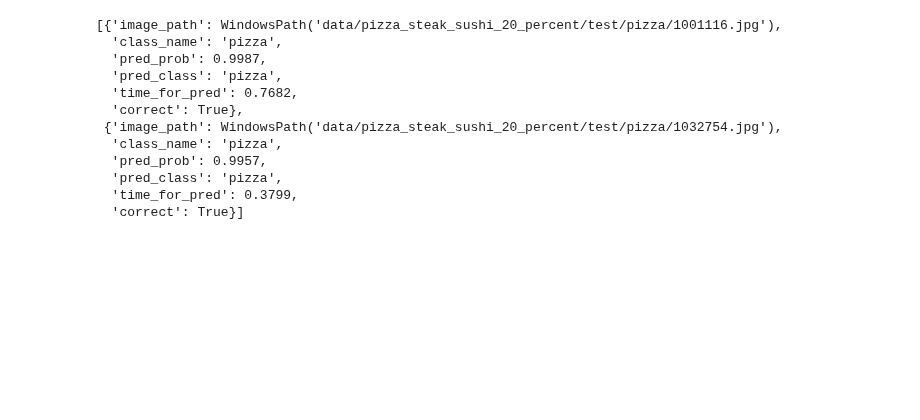
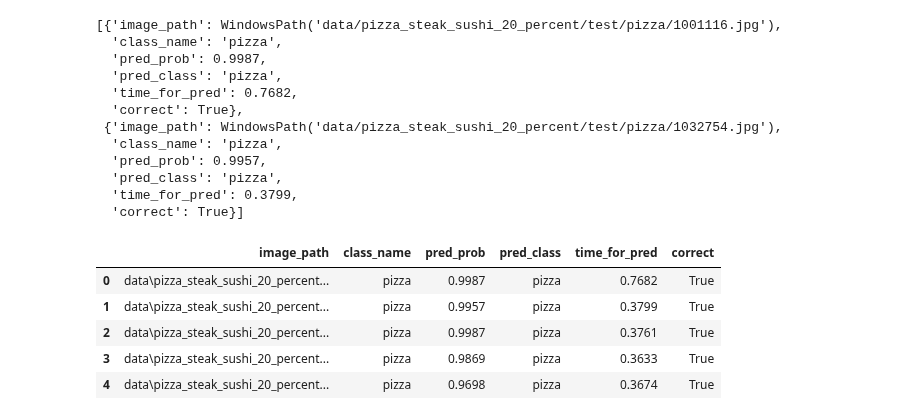
Before and after one commit to AlexanderAKM/Pytorch-Fundamentals, a Jupyter notebook: 09_pytorch_model_deployment.ipynb, the cells around one changed output. Saved outputs shown, nothing was run; the diff lists cells and outputs as text; code cells hidden in the pictures; blank space fills up the shorter version.

```diff
--- a/09_pytorch_model_deployment.ipynb
+++ b/09_pytorch_model_deployment.ipynb
@@ -452,3 +452,14 @@ vit_test_pred_dicts[:2]
   'pred_class': 'pizza',
   'time_for_pred': 0.3799,
   'correct': True}]
+# %%
+import pandas as pd
+vit_test_pred_df = pd.DataFrame(vit_test_pred_dicts)
+vit_test_pred_df.head()
+# %% [output]
+|  | image_path | class_name | pred_prob | pred_class | time_for_pred | correct |
+| 0 | data\pizza_steak_sushi_20_percent... | pizza | 0.9987 | pizza | 0.7682 | True |
+| 1 | data\pizza_steak_sushi_20_percent... | pizza | 0.9957 | pizza | 0.3799 | True |
+| 2 | data\pizza_steak_sushi_20_percent... | pizza | 0.9987 | pizza | 0.3761 | True |
+| 3 | data\pizza_steak_sushi_20_percent... | pizza | 0.9869 | pizza | 0.3633 | True |
+| 4 | data\pizza_steak_sushi_20_percent... | pizza | 0.9698 | pizza | 0.3674 | True |
```
Also changed, not shown: parts of 9 cells of this notebook, 1 other file.
